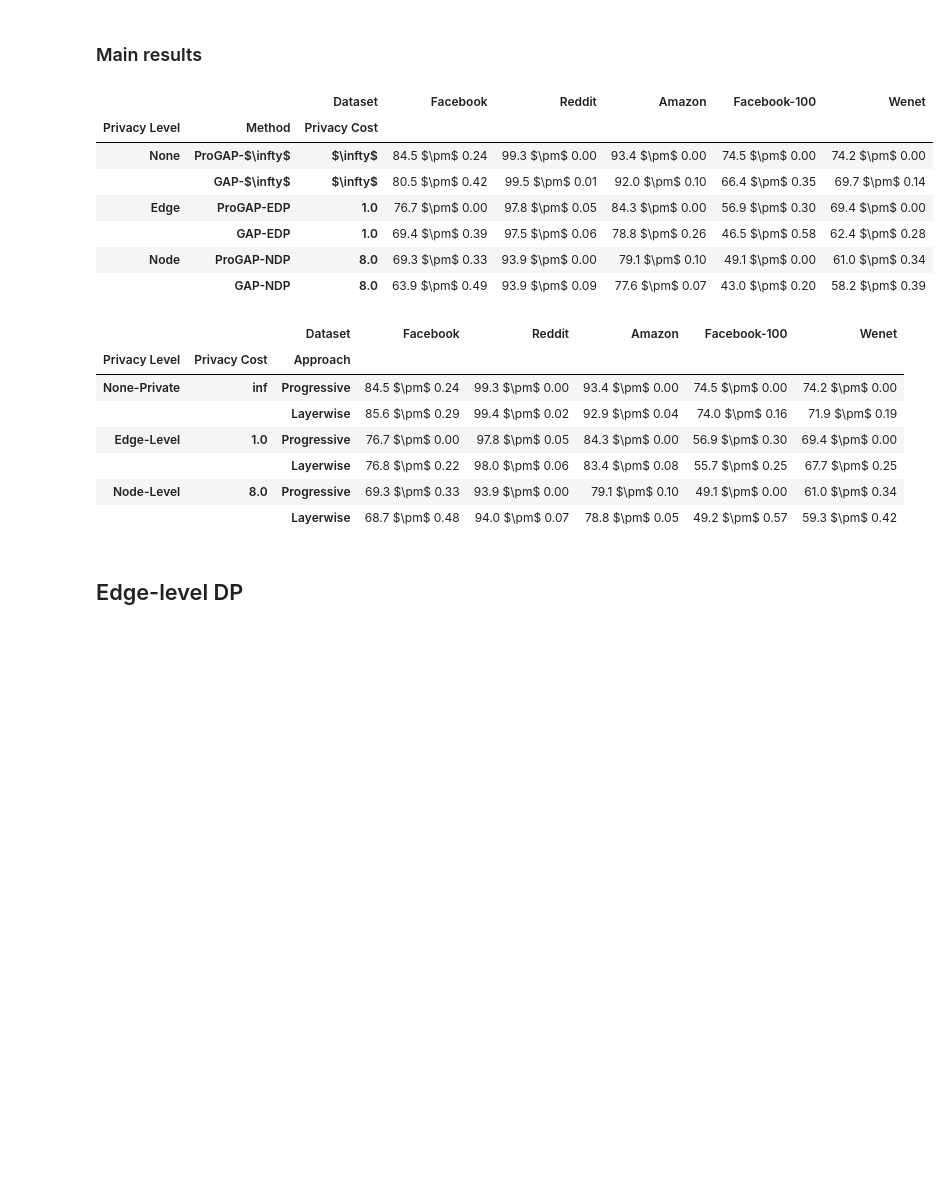
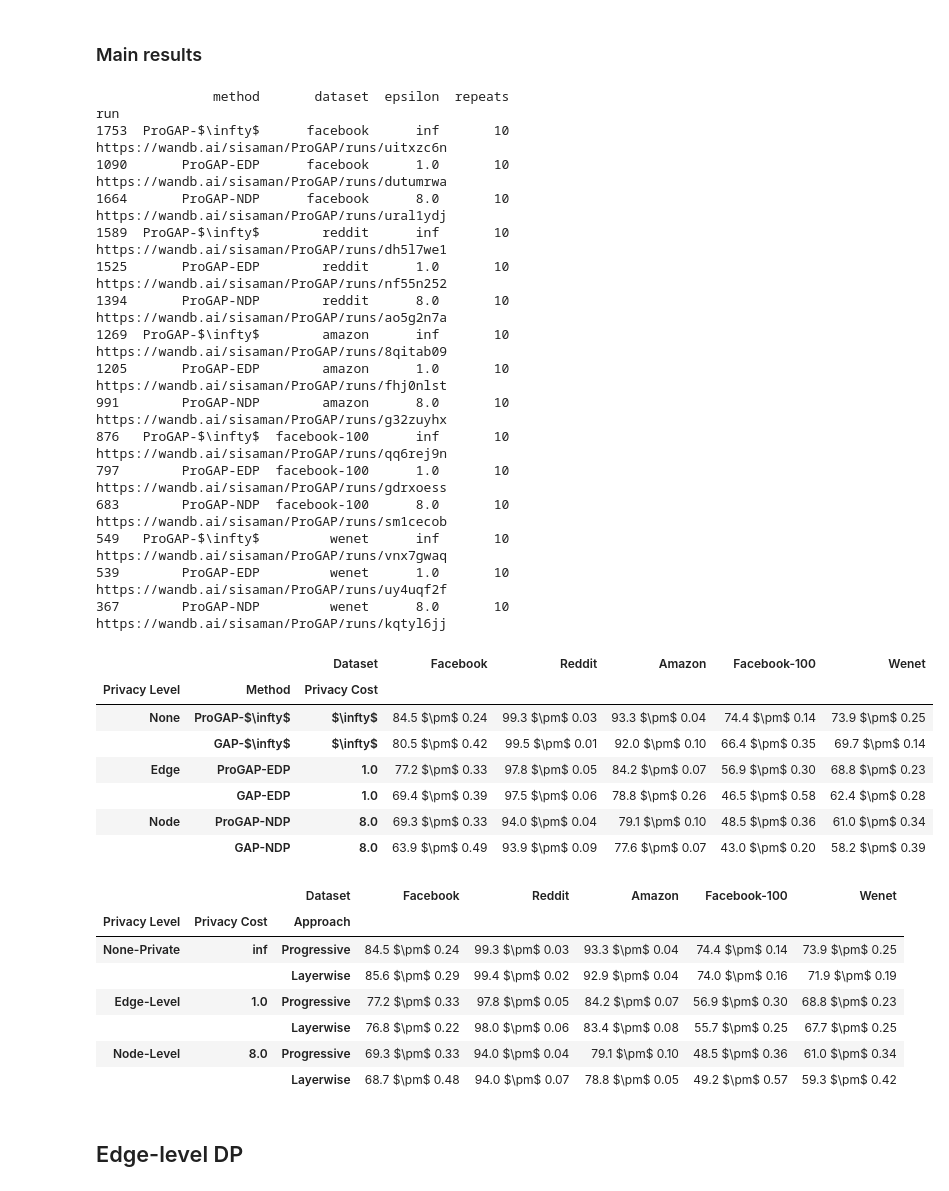
Before and after one commit to sisaman/ProGAP, a Jupyter notebook: results.ipynb, the cells around one changed output. Drawn from its saved outputs; the diff is of its cells as text; code cells hidden in the pictures; blank space fills up the shorter version.

Commit message:
fix bug related to number of repeats in results

```diff
--- a/results.ipynb
+++ b/results.ipynb
@@ -114,7 +114,7 @@ facebook-100 & 1,120,280 & 86,304,478 &      537 &       6 &            57 \\
 # %% [markdown]
 ### Main results
 # %%
-cols = ['id', 'method', 'dataset', 'epsilon', 'layerwise', 'train/acc_mean', 'val/acc_mean', 'test/acc_mean', 'test/acc_ci', 'run']
+cols = ['id', 'method', 'dataset', 'epsilon', 'layerwise', 'repeats', 'train/acc_mean', 'val/acc_mean', 'test/acc_mean', 'test/acc_ci', 'run']
 methods = ['ProGAP-$\infty$', 'GAP-$\infty$', 'ProGAP-EDP', 'GAP-EDP', 'ProGAP-NDP', 'GAP-NDP']
 datasets = ['facebook', 'reddit', 'amazon', 'facebook-100', 'wenet']
 
@@ -127,6 +127,7 @@ df.loc[df['dp_level'] == 'none', 'epsilon'] = np.inf
 df = df.query('dp_level != "edge" or epsilon in [0,1]')
 df = df.query('dp_level != "node" or epsilon == 8')
 df = df.query('not method.str.startswith("ProGAP") or layerwise == False')
+df = df.query('repeats == 10')
 
 idx = df.groupby(['dataset', 'method', 'epsilon'])['val/acc_mean'].idxmax().values
 df = df.loc[idx]
@@ -146,42 +147,58 @@ def sort_key(row):
         'none': 1, 'edge': 2, 'node': 3,  # levels
     }
     if isinstance(row, pd.Index):
         s = row.to_series()
         s = s.replace(keys)
         return pd.Index(s)
     else:
         return row.replace(keys)
 
 df = df.sort_values(by=['dataset', 'dp_level', 'method'], key=sort_key)
 pd.options.display.width = 1000
 pd.options.display.max_colwidth = 1000
 df['run'] = df['run'].apply(lambda x: x.url)
-# print(df.query('method.str.startswith("ProGAP")').drop(columns=['dp_level', 'acc']))
+print(df.query('method.str.startswith("ProGAP")').drop(columns=['dp_level', 'acc']))
 df = df.pivot(columns='dataset', index=['dp_level', 'method', 'epsilon'], values='acc')
 df = df.reset_index().sort_values(
     by=['dp_level', 'method'],
     key=sort_key
 ).set_index(['dp_level', 'method', 'epsilon'])
 df = df.sort_index(axis=1, key=sort_key)
 df = df.rename(str.title, axis=1)
 df = df.rename(str.title, axis=0, level=0)
 df = df.rename_axis(index={'dp_level': 'Privacy Level', 'epsilon': 'privacy cost'})
 df = df.rename_axis(index=str.title)
 df = df.rename_axis(columns=str.title)
 df = df.rename({np.inf: '$\infty$'}, axis=0, level=2)
 # print(df.style.to_latex())
 df
 # %% [output]
+               method       dataset  epsilon  repeats                                            run
+1753  ProGAP-$\infty$      facebook      inf       10  https://wandb.ai/sisaman/ProGAP/runs/uitxzc6n
+1090       ProGAP-EDP      facebook      1.0       10  https://wandb.ai/sisaman/ProGAP/runs/dutumrwa
+1664       ProGAP-NDP      facebook      8.0       10  https://wandb.ai/sisaman/ProGAP/runs/ural1ydj
+1589  ProGAP-$\infty$        reddit      inf       10  https://wandb.ai/sisaman/ProGAP/runs/dh5l7we1
+1525       ProGAP-EDP        reddit      1.0       10  https://wandb.ai/sisaman/ProGAP/runs/nf55n252
+1394       ProGAP-NDP        reddit      8.0       10  https://wandb.ai/sisaman/ProGAP/runs/ao5g2n7a
+1269  ProGAP-$\infty$        amazon      inf       10  https://wandb.ai/sisaman/ProGAP/runs/8qitab09
+1205       ProGAP-EDP        amazon      1.0       10  https://wandb.ai/sisaman/ProGAP/runs/fhj0nlst
+991        ProGAP-NDP        amazon      8.0       10  https://wandb.ai/sisaman/ProGAP/runs/g32zuyhx
+876   ProGAP-$\infty$  facebook-100      inf       10  https://wandb.ai/sisaman/ProGAP/runs/qq6rej9n
+797        ProGAP-EDP  facebook-100      1.0       10  https://wandb.ai/sisaman/ProGAP/runs/gdrxoess
+683        ProGAP-NDP  facebook-100      8.0       10  https://wandb.ai/sisaman/ProGAP/runs/sm1cecob
+549   ProGAP-$\infty$         wenet      inf       10  https://wandb.ai/sisaman/ProGAP/runs/vnx7gwaq
+539        ProGAP-EDP         wenet      1.0       10  https://wandb.ai/sisaman/ProGAP/runs/uy4uqf2f
+367        ProGAP-NDP         wenet      8.0       10  https://wandb.ai/sisaman/ProGAP/runs/kqtyl6jj
 |  |  | Dataset | Facebook | Reddit | Amazon | Facebook-100 | Wenet |
 | Privacy Level | Method | Privacy Cost |  |  |  |  |  |
-| None | ProGAP-$\infty$ | $\infty$ | 84.5 $\pm$ 0.24 | 99.3 $\pm$ 0.00 | 93.4 $\pm$ 0.00 | 74.5 $\pm$ 0.00 | 74.2 $\pm$ 0.00 |
+| None | ProGAP-$\infty$ | $\infty$ | 84.5 $\pm$ 0.24 | 99.3 $\pm$ 0.03 | 93.3 $\pm$ 0.04 | 74.4 $\pm$ 0.14 | 73.9 $\pm$ 0.25 |
 |  | GAP-$\infty$ | $\infty$ | 80.5 $\pm$ 0.42 | 99.5 $\pm$ 0.01 | 92.0 $\pm$ 0.10 | 66.4 $\pm$ 0.35 | 69.7 $\pm$ 0.14 |
-| Edge | ProGAP-EDP | 1.0 | 76.7 $\pm$ 0.00 | 97.8 $\pm$ 0.05 | 84.3 $\pm$ 0.00 | 56.9 $\pm$ 0.30 | 69.4 $\pm$ 0.00 |
+| Edge | ProGAP-EDP | 1.0 | 77.2 $\pm$ 0.33 | 97.8 $\pm$ 0.05 | 84.2 $\pm$ 0.07 | 56.9 $\pm$ 0.30 | 68.8 $\pm$ 0.23 |
 |  | GAP-EDP | 1.0 | 69.4 $\pm$ 0.39 | 97.5 $\pm$ 0.06 | 78.8 $\pm$ 0.26 | 46.5 $\pm$ 0.58 | 62.4 $\pm$ 0.28 |
-| Node | ProGAP-NDP | 8.0 | 69.3 $\pm$ 0.33 | 93.9 $\pm$ 0.00 | 79.1 $\pm$ 0.10 | 49.1 $\pm$ 0.00 | 61.0 $\pm$ 0.34 |
+| Node | ProGAP-NDP | 8.0 | 69.3 $\pm$ 0.33 | 94.0 $\pm$ 0.04 | 79.1 $\pm$ 0.10 | 48.5 $\pm$ 0.36 | 61.0 $\pm$ 0.34 |
 |  | GAP-NDP | 8.0 | 63.9 $\pm$ 0.49 | 93.9 $\pm$ 0.09 | 77.6 $\pm$ 0.07 | 43.0 $\pm$ 0.20 | 58.2 $\pm$ 0.39 |
 # %%
-cols = ['id', 'method', 'dataset', 'epsilon', 'layerwise', 'train/acc_mean', 'val/acc_mean', 'test/acc_mean', 'test/acc_ci']
+cols = ['id', 'method', 'dataset', 'epsilon', 'layerwise', 'repeats', 'train/acc_mean', 'val/acc_mean', 'test/acc_mean', 'test/acc_ci']
 methods = ['ProGAP-$\infty$', 'ProGAP-EDP', 'ProGAP-NDP']
 datasets = ['facebook', 'reddit', 'amazon', 'facebook-100', 'wenet']
 
@@ -191,6 +208,7 @@ df = df.query('dataset in @datasets and method in @methods')
 df.loc[df['method'] == 'ProGAP-$\infty$', 'epsilon'] = np.inf
 df = df.query('method != "ProGAP-EDP" or epsilon == 1')
 df = df.query('method != "ProGAP-NDP" or epsilon == 8')
+df = df.query('repeats == 10')
 
 idx = df.groupby(['dataset', 'method', 'epsilon', 'layerwise'])['val/acc_mean'].idxmax().values
 df = df.loc[idx]
@@ -234,11 +252,11 @@ df
 # %% [output]
 |  |  | Dataset | Facebook | Reddit | Amazon | Facebook-100 | Wenet |
 | Privacy Level | Privacy Cost | Approach |  |  |  |  |  |
-| None-Private | inf | Progressive | 84.5 $\pm$ 0.24 | 99.3 $\pm$ 0.00 | 93.4 $\pm$ 0.00 | 74.5 $\pm$ 0.00 | 74.2 $\pm$ 0.00 |
+| None-Private | inf | Progressive | 84.5 $\pm$ 0.24 | 99.3 $\pm$ 0.03 | 93.3 $\pm$ 0.04 | 74.4 $\pm$ 0.14 | 73.9 $\pm$ 0.25 |
 |  |  | Layerwise | 85.6 $\pm$ 0.29 | 99.4 $\pm$ 0.02 | 92.9 $\pm$ 0.04 | 74.0 $\pm$ 0.16 | 71.9 $\pm$ 0.19 |
-| Edge-Level | 1.0 | Progressive | 76.7 $\pm$ 0.00 | 97.8 $\pm$ 0.05 | 84.3 $\pm$ 0.00 | 56.9 $\pm$ 0.30 | 69.4 $\pm$ 0.00 |
+| Edge-Level | 1.0 | Progressive | 77.2 $\pm$ 0.33 | 97.8 $\pm$ 0.05 | 84.2 $\pm$ 0.07 | 56.9 $\pm$ 0.30 | 68.8 $\pm$ 0.23 |
 |  |  | Layerwise | 76.8 $\pm$ 0.22 | 98.0 $\pm$ 0.06 | 83.4 $\pm$ 0.08 | 55.7 $\pm$ 0.25 | 67.7 $\pm$ 0.25 |
-| Node-Level | 8.0 | Progressive | 69.3 $\pm$ 0.33 | 93.9 $\pm$ 0.00 | 79.1 $\pm$ 0.10 | 49.1 $\pm$ 0.00 | 61.0 $\pm$ 0.34 |
+| Node-Level | 8.0 | Progressive | 69.3 $\pm$ 0.33 | 94.0 $\pm$ 0.04 | 79.1 $\pm$ 0.10 | 48.5 $\pm$ 0.36 | 61.0 $\pm$ 0.34 |
 |  |  | Layerwise | 68.7 $\pm$ 0.48 | 94.0 $\pm$ 0.07 | 78.8 $\pm$ 0.05 | 49.2 $\pm$ 0.57 | 59.3 $\pm$ 0.42 |
 # %% [markdown]
 ## Edge-level DP
```
Also changed, not shown: parts of 10 cells of this notebook.
